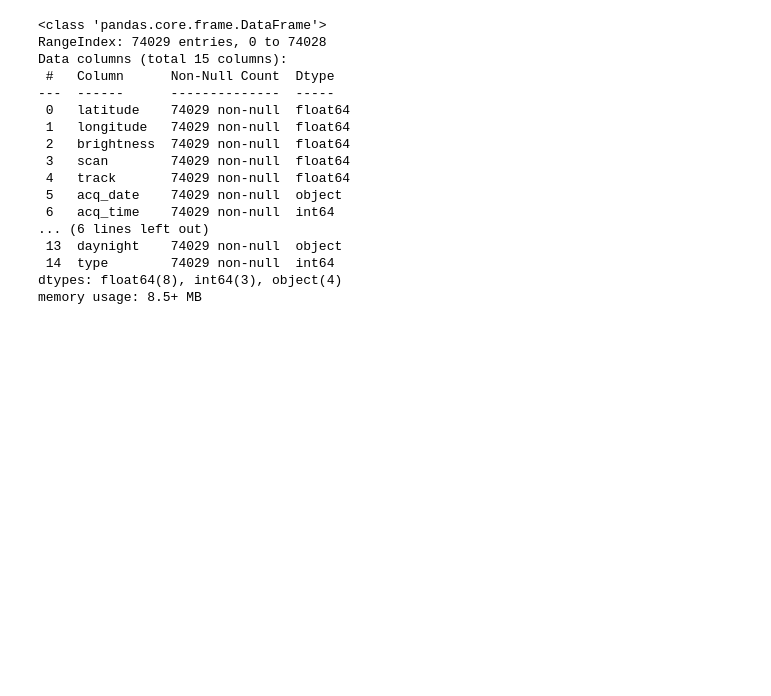
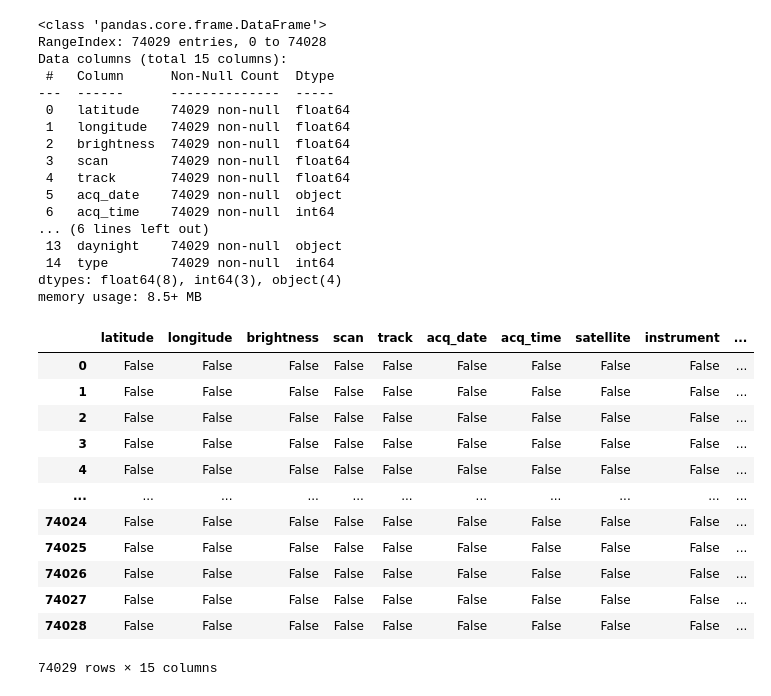
Before and after one commit to aryanchauhan0276/forest-fire-predivtion, a Jupyter notebook: NASA-FIRNS/MODIS_2024.ipynb, the cells around one changed output. Cells and saved outputs as stored; diff of their text form; code cells hidden in the pictures; blank space fills up the shorter version.

```diff
--- a/NASA-FIRNS/MODIS_2024.ipynb
+++ b/NASA-FIRNS/MODIS_2024.ipynb
@@ -34,3 +32,19 @@ Data columns (total 15 columns):
  14  type        74029 non-null  int64
 dtypes: float64(8), int64(3), object(4)
 memory usage: 8.5+ MB
+# %%
+df.isnull()
+# %% [output]
+|  | latitude | longitude | brightness | scan | track | acq_date | acq_time | satellite | instrument | ... |
+| 0 | False | False | False | False | False | False | False | False | False | ... |
+| 1 | False | False | False | False | False | False | False | False | False | ... |
+| 2 | False | False | False | False | False | False | False | False | False | ... |
+| 3 | False | False | False | False | False | False | False | False | False | ... |
+| 4 | False | False | False | False | False | False | False | False | False | ... |
+| ... | ... | ... | ... | ... | ... | ... | ... | ... | ... | ... |
+| 74024 | False | False | False | False | False | False | False | False | False | ... |
+| 74025 | False | False | False | False | False | False | False | False | False | ... |
+| 74026 | False | False | False | False | False | False | False | False | False | ... |
+| 74027 | False | False | False | False | False | False | False | False | False | ... |
+| 74028 | False | False | False | False | False | False | False | False | False | ... |
+74029 rows × 15 columns
```
Also changed, not shown: parts of 1 cell of this notebook.
